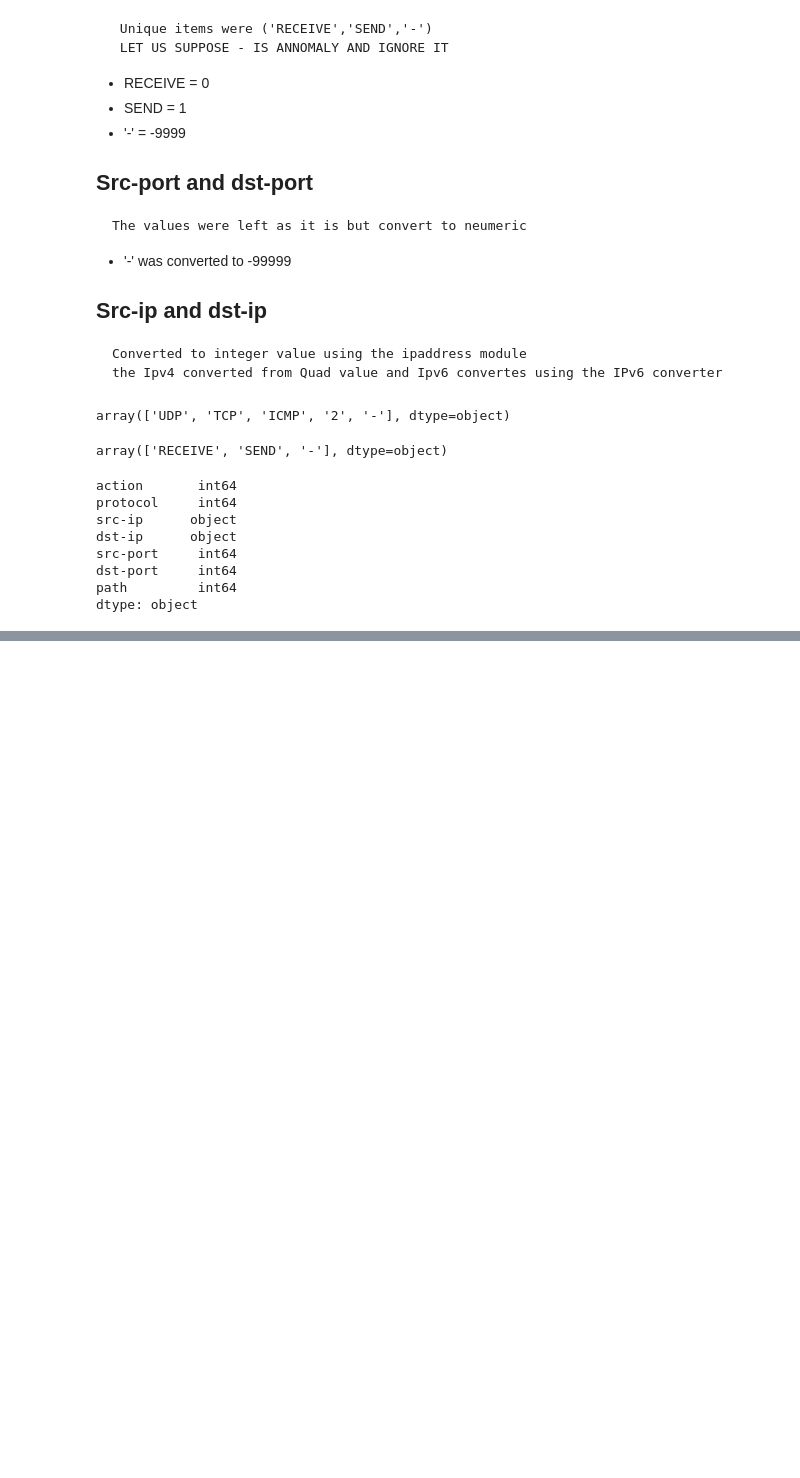
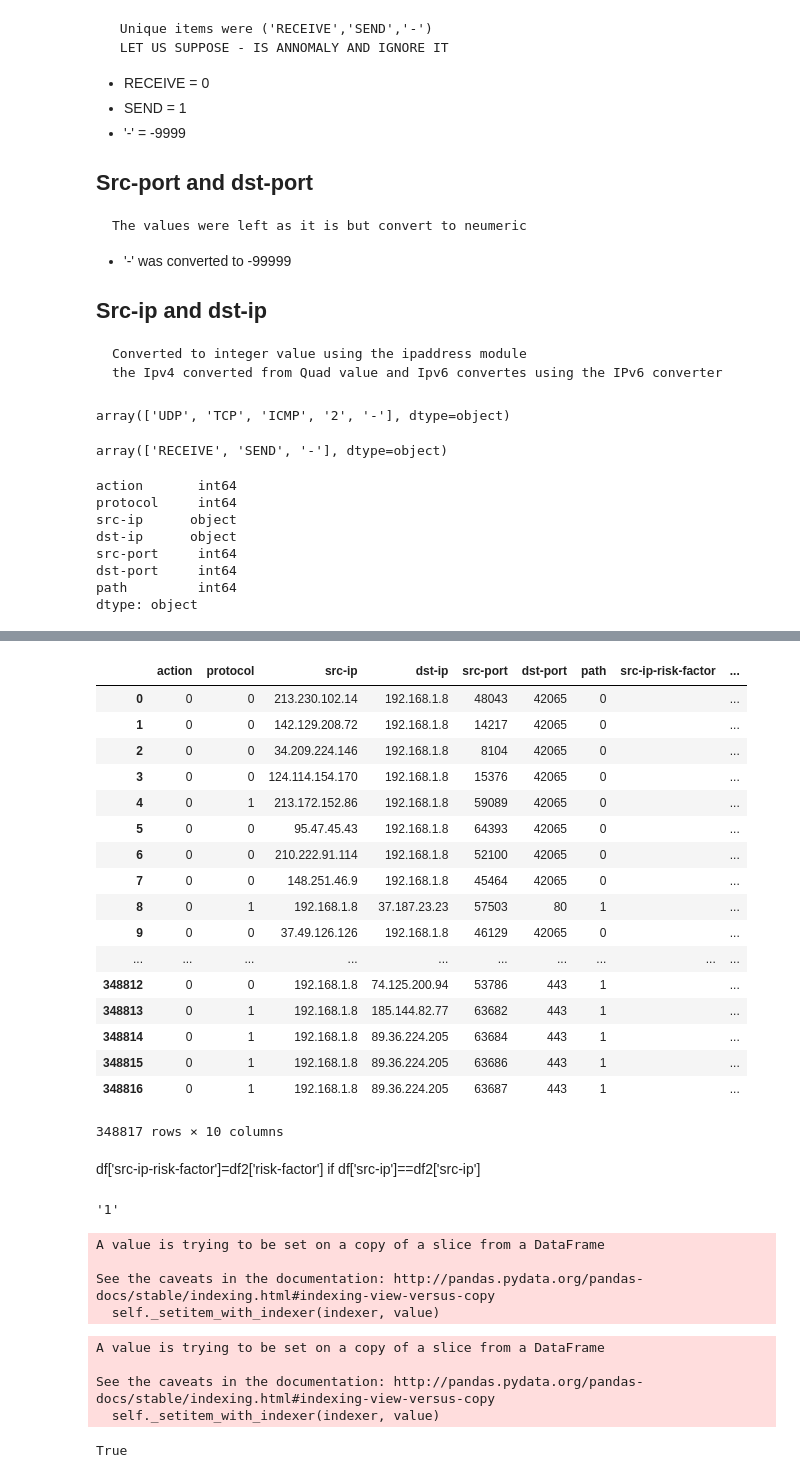
Before and after one commit to shradhaN/Major-Project, a Jupyter notebook: MachineLearningToLogData.ipynb, the cells around one changed output, grey strips where cells are left out. Saved outputs shown, nothing was run; the diff lists cells and outputs as text; code cells hidden in the pictures; blank space fills up the shorter version.

```diff
--- a/MachineLearningToLogData.ipynb
+++ b/MachineLearningToLogData.ipynb
@@ -144,3 +144,5 @@ path         int64
 dtype: object
 # %%
 df2.to_csv("FIREWALLDATA_TONEUMERIC.csv",  index = False)
+# %%
+df = pd.read_csv("FIREWALLDATA_TONEUMERIC.csv")
@@ -146,0 +193,55 @@ df2.to_csv("FIREWALLDATA_TONEUMERIC.csv",  index = False)
+# %%
+df["src-ip-risk-factor"]=""
+# %%
+df["dst-ip-risk-factor"]=""
+# %%
+df["total-risk-factor"]=""
+# %%
+df
+# %% [output]
+|  | action | protocol | src-ip | dst-ip | src-port | dst-port | path | src-ip-risk-factor | ... |
+| 0 | 0 | 0 | 213.230.102.14 | 192.168.1.8 | 48043 | 42065 | 0 |  | ... |
+| 1 | 0 | 0 | 142.129.208.72 | 192.168.1.8 | 14217 | 42065 | 0 |  | ... |
+| 2 | 0 | 0 | 34.209.224.146 | 192.168.1.8 | 8104 | 42065 | 0 |  | ... |
+| 3 | 0 | 0 | 124.114.154.170 | 192.168.1.8 | 15376 | 42065 | 0 |  | ... |
+| 4 | 0 | 1 | 213.172.152.86 | 192.168.1.8 | 59089 | 42065 | 0 |  | ... |
+| 5 | 0 | 0 | 95.47.45.43 | 192.168.1.8 | 64393 | 42065 | 0 |  | ... |
+| 6 | 0 | 0 | 210.222.91.114 | 192.168.1.8 | 52100 | 42065 | 0 |  | ... |
+| 7 | 0 | 0 | 148.251.46.9 | 192.168.1.8 | 45464 | 42065 | 0 |  | ... |
+| 8 | 0 | 1 | 192.168.1.8 | 37.187.23.23 | 57503 | 80 | 1 |  | ... |
+| 9 | 0 | 0 | 37.49.126.126 | 192.168.1.8 | 46129 | 42065 | 0 |  | ... |
+| ... | ... | ... | ... | ... | ... | ... | ... | ... | ... |
+| 348812 | 0 | 0 | 192.168.1.8 | 74.125.200.94 | 53786 | 443 | 1 |  | ... |
+| 348813 | 0 | 1 | 192.168.1.8 | 185.144.82.77 | 63682 | 443 | 1 |  | ... |
+| 348814 | 0 | 1 | 192.168.1.8 | 89.36.224.205 | 63684 | 443 | 1 |  | ... |
+| 348815 | 0 | 1 | 192.168.1.8 | 89.36.224.205 | 63686 | 443 | 1 |  | ... |
+| 348816 | 0 | 1 | 192.168.1.8 | 89.36.224.205 | 63687 | 443 | 1 |  | ... |
+348817 rows × 10 columns
+# %% [markdown]
+df['src-ip-risk-factor']=df2['risk-factor'] if df['src-ip']==df2['src-ip']
+# %%
+df2.loc[df2['src-ip']=='192.168.1.8','risk-factor'].iloc[0]
+# %% [output]
+'1'
+# %%
+df['dst-ip-risk-factor'].loc[df['dst-ip']=='142.129.208.72']=df2.loc[df2['src-ip']=='142.129.208.72','risk-factor'].iloc[0]
+# %% [output]
+A value is trying to be set on a copy of a slice from a DataFrame
+
+See the caveats in the documentation: http://pandas.pydata.org/pandas-docs/stable/indexing.html#indexing-view-versus-copy
+  self._setitem_with_indexer(indexer, value)
+# %%
+df2['src-ip']
+for val in df2['src-ip']:
+    df['dst-ip-risk-factor'].loc[df['dst-ip']==val]=df2.loc[df2['src-ip']==val,'risk-factor'].iloc[0]
+    df['src-ip-risk-factor'].loc[df['src-ip']==val]=df2.loc[df2['src-ip']==val,'risk-factor'].iloc[0]
+# %% [output]
+A value is trying to be set on a copy of a slice from a DataFrame
+
+See the caveats in the documentation: http://pandas.pydata.org/pandas-docs/stable/indexing.html#indexing-view-versus-copy
+  self._setitem_with_indexer(indexer, value)
+# %%
+df['src-ip'].isin(df2['src-ip'])
+print(a[0])
+# %% [output]
+True
```
Also changed, not shown: parts of 21 cells of this notebook, 25 other files.
